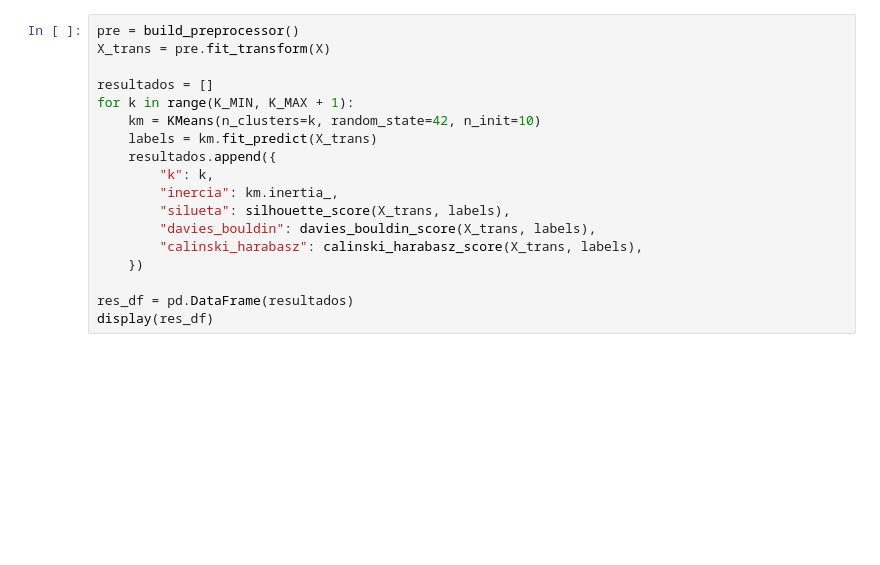
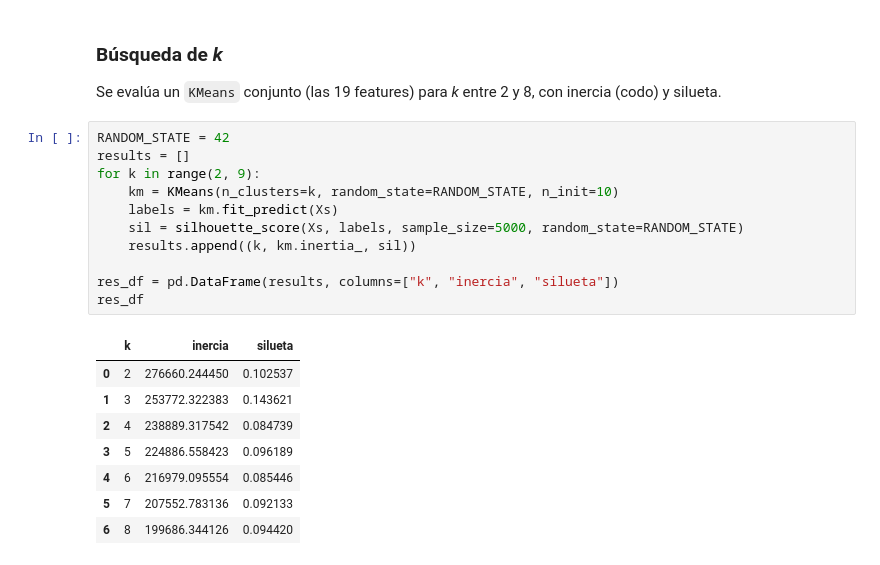
Before and after one commit to MiloComfama/FenotipoMedico, a Jupyter notebook: databricks/03_entrenamiento_clustering.ipynb, the cells around one changed output. Drawn from its saved outputs; the diff is of its cells as text; blank space fills up the shorter version.

```diff
--- a/databricks/03_entrenamiento_clustering.ipynb
+++ b/databricks/03_entrenamiento_clustering.ipynb
@@ -82,19 +33,25 @@ Entrenamos KMeans para cada *k* del rango y comparamos las métricas. **Interpre
+# %% [markdown]
+### Búsqueda de *k*
+Se evalúa un `KMeans` conjunto (las 19 features) para *k* entre 2 y 8, con
+inercia (codo) y silueta.
 # %%
-pre = build_preprocessor()
-X_trans = pre.fit_transform(X)
+RANDOM_STATE = 42
+results = []
+for k in range(2, 9):
+    km = KMeans(n_clusters=k, random_state=RANDOM_STATE, n_init=10)
+    labels = km.fit_predict(Xs)
+    sil = silhouette_score(Xs, labels, sample_size=5000, random_state=RANDOM_STATE)
+    results.append((k, km.inertia_, sil))
 
-resultados = []
-for k in range(K_MIN, K_MAX + 1):
-    km = KMeans(n_clusters=k, random_state=42, n_init=10)
-    labels = km.fit_predict(X_trans)
-    resultados.append({
-        "k": k,
-        "inercia": km.inertia_,
-        "silueta": silhouette_score(X_trans, labels),
-        "davies_bouldin": davies_bouldin_score(X_trans, labels),
-        "calinski_harabasz": calinski_harabasz_score(X_trans, labels),
-    })
-
-res_df = pd.DataFrame(resultados)
-display(res_df)
+res_df = pd.DataFrame(results, columns=["k", "inercia", "silueta"])
+res_df
+# %% [output]
+|  | k | inercia | silueta |
+| 0 | 2 | 276660.244450 | 0.102537 |
+| 1 | 3 | 253772.322383 | 0.143621 |
+| 2 | 4 | 238889.317542 | 0.084739 |
+| 3 | 5 | 224886.558423 | 0.096189 |
+| 4 | 6 | 216979.095554 | 0.085446 |
+| 5 | 7 | 207552.783136 | 0.092133 |
+| 6 | 8 | 199686.344126 | 0.094420 |
 # %%
```
Also changed, not shown: parts of 23 cells of this notebook, 11 other files.
